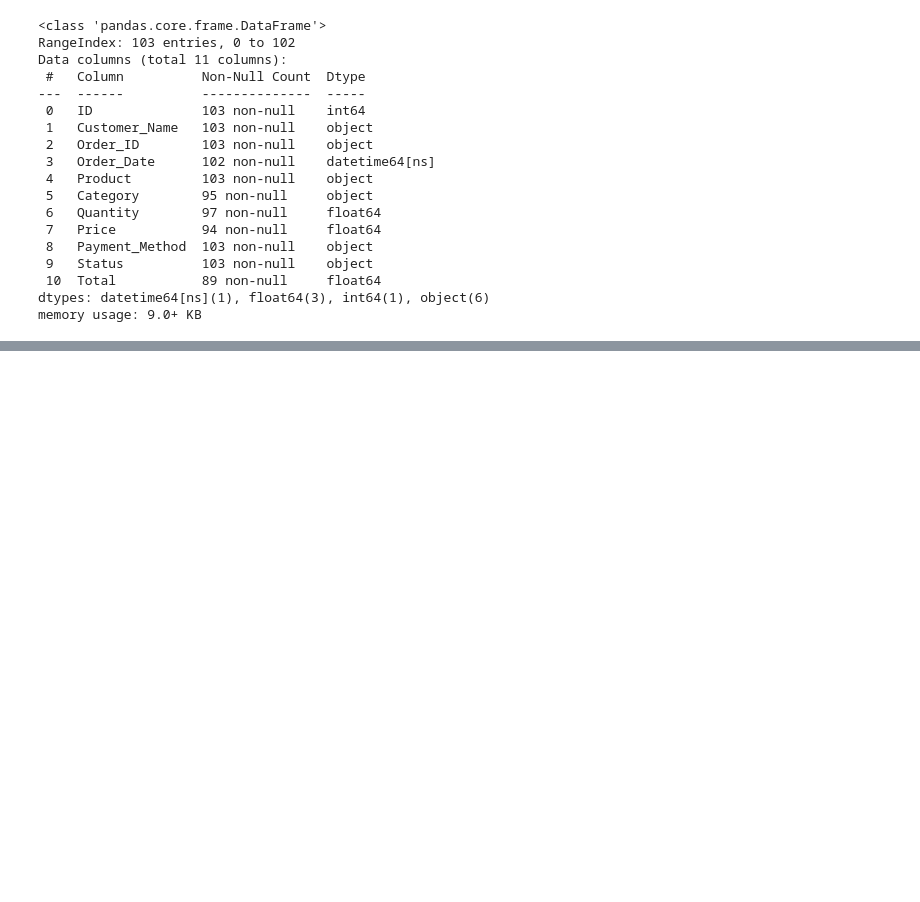
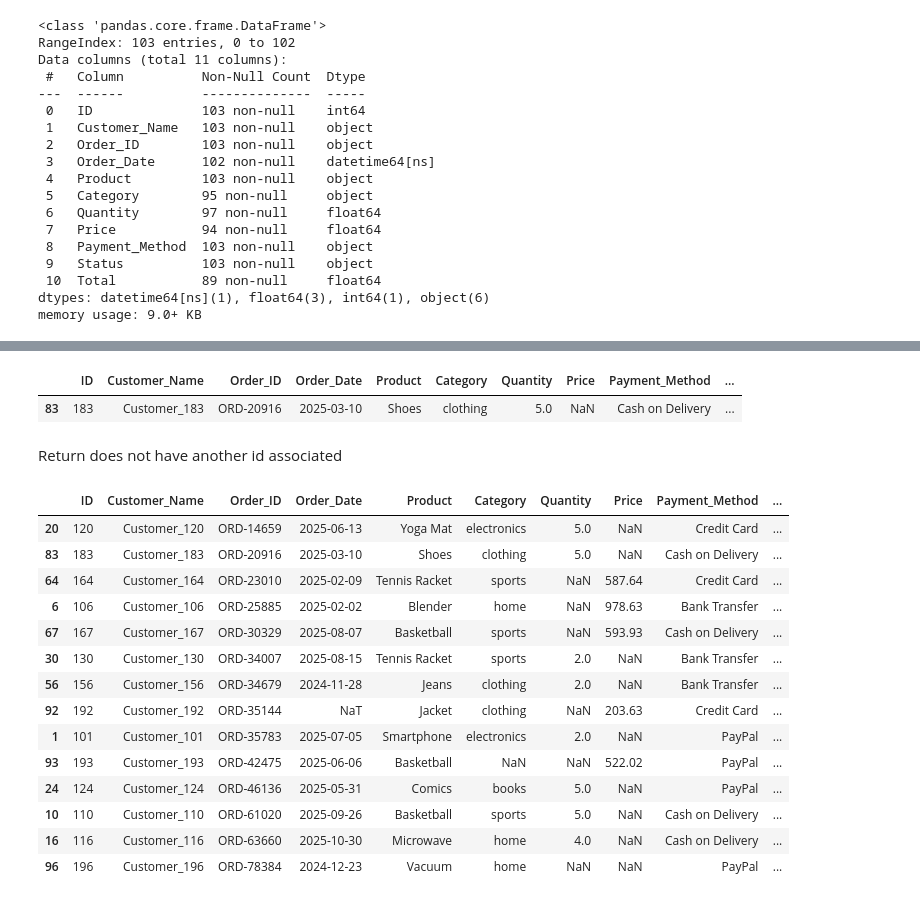
Before and after one commit to anaisrcast/Data-Science-Practice, a Jupyter notebook: SalesData.ipynb, the cells around one changed output, grey strips where cells are left out. Cells and saved outputs as stored; diff of their text form; code cells hidden in the pictures; blank space fills up the shorter version.

```diff
--- a/SalesData.ipynb
+++ b/SalesData.ipynb
@@ -121,0 +153,25 @@ array(['Blender', 'Smartphone', 'Tennis Racket', 'Science', 'Biography',
+# %%
+sales_df[sales_df['ID']== 183]
+# %% [output]
+|  | ID | Customer_Name | Order_ID | Order_Date | Product | Category | Quantity | Price | Payment_Method | ... |
+| 83 | 183 | Customer_183 | ORD-20916 | 2025-03-10 | Shoes | clothing | 5.0 | NaN | Cash on Delivery | ... |
+# %% [markdown]
+Return does not have another id associated
+# %%
+sales_df[sales_df['Total'].isnull()]
+# %% [output]
+|  | ID | Customer_Name | Order_ID | Order_Date | Product | Category | Quantity | Price | Payment_Method | ... |
+| 20 | 120 | Customer_120 | ORD-14659 | 2025-06-13 | Yoga Mat | electronics | 5.0 | NaN | Credit Card | ... |
+| 83 | 183 | Customer_183 | ORD-20916 | 2025-03-10 | Shoes | clothing | 5.0 | NaN | Cash on Delivery | ... |
+| 64 | 164 | Customer_164 | ORD-23010 | 2025-02-09 | Tennis Racket | sports | NaN | 587.64 | Credit Card | ... |
+| 6 | 106 | Customer_106 | ORD-25885 | 2025-02-02 | Blender | home | NaN | 978.63 | Bank Transfer | ... |
+| 67 | 167 | Customer_167 | ORD-30329 | 2025-08-07 | Basketball | sports | NaN | 593.93 | Cash on Delivery | ... |
+| 30 | 130 | Customer_130 | ORD-34007 | 2025-08-15 | Tennis Racket | sports | 2.0 | NaN | Bank Transfer | ... |
+| 56 | 156 | Customer_156 | ORD-34679 | 2024-11-28 | Jeans | clothing | 2.0 | NaN | Bank Transfer | ... |
+| 92 | 192 | Customer_192 | ORD-35144 | NaT | Jacket | clothing | NaN | 203.63 | Credit Card | ... |
+| 1 | 101 | Customer_101 | ORD-35783 | 2025-07-05 | Smartphone | electronics | 2.0 | NaN | PayPal | ... |
+| 93 | 193 | Customer_193 | ORD-42475 | 2025-06-06 | Basketball | NaN | NaN | 522.02 | PayPal | ... |
+| 24 | 124 | Customer_124 | ORD-46136 | 2025-05-31 | Comics | books | 5.0 | NaN | PayPal | ... |
+| 10 | 110 | Customer_110 | ORD-61020 | 2025-09-26 | Basketball | sports | 5.0 | NaN | Cash on Delivery | ... |
+| 16 | 116 | Customer_116 | ORD-63660 | 2025-10-30 | Microwave | home | 4.0 | NaN | Cash on Delivery | ... |
+| 96 | 196 | Customer_196 | ORD-78384 | 2024-12-23 | Vacuum | home | NaN | NaN | PayPal | ... |
```
Also changed, not shown: parts of 14 cells of this notebook.
